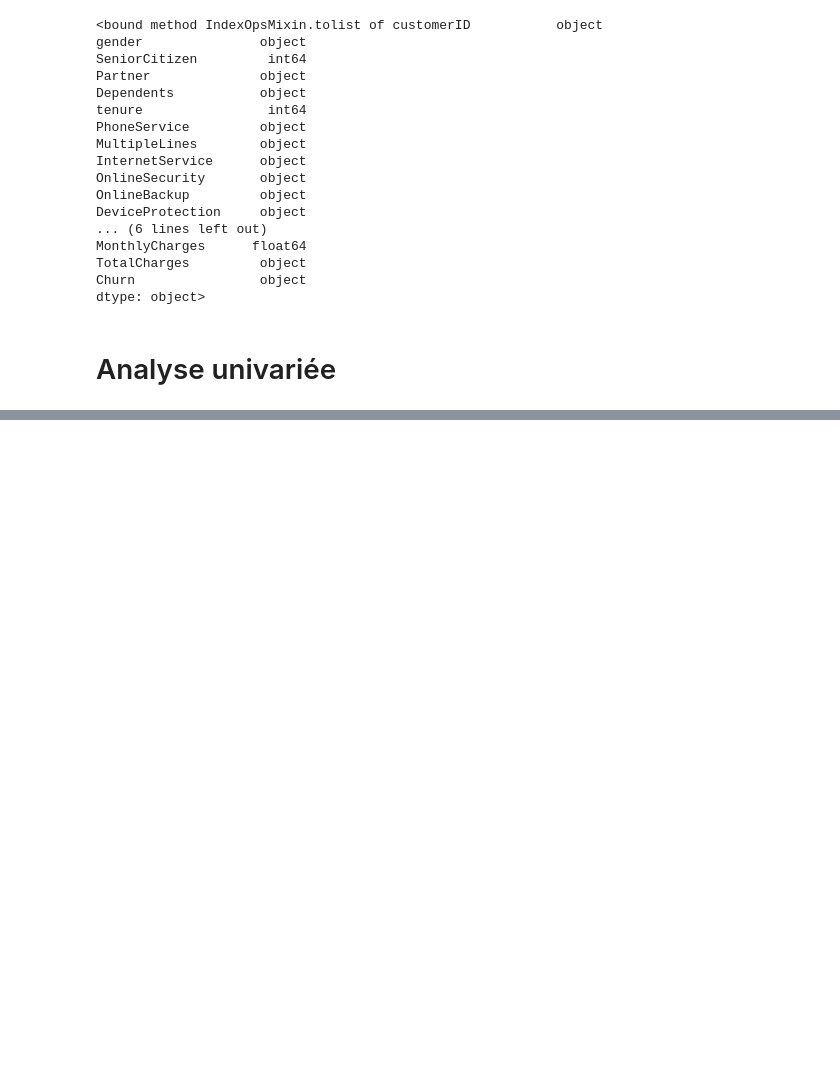
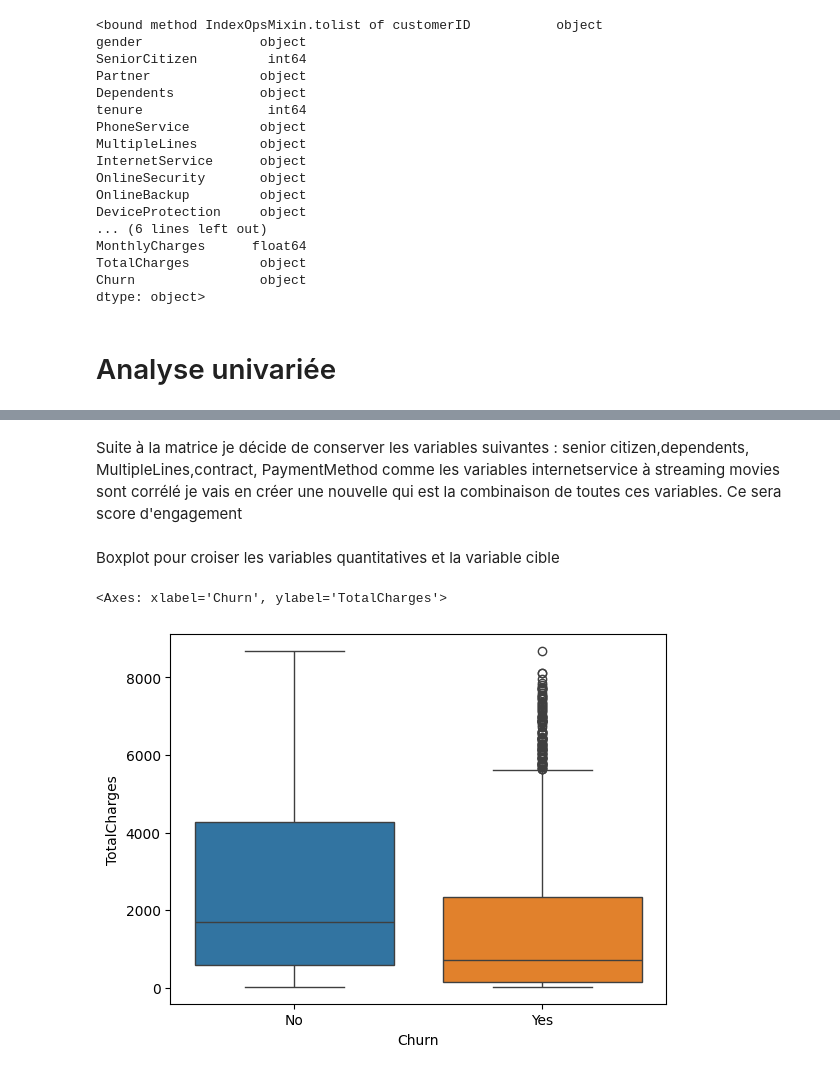
Before and after one commit to Derka88/Telco_churn_prediction, a Jupyter notebook: Notebooks/01_exploration.ipynb, the cells around one changed output, grey strips where cells are left out. Saved outputs shown, nothing was run; the diff lists cells and outputs as text; code cells hidden in the pictures; blank space fills up the shorter version.

```diff
--- a/Notebooks/01_exploration.ipynb
+++ b/Notebooks/01_exploration.ipynb
@@ -137,0 +188,9 @@ Passing `palette` without assigning `hue` is deprecated and will be removed in v
+# %% [markdown]
+Suite à la matrice je décide de conserver les variables suivantes : senior citizen,dependents, MultipleLines,contract, PaymentMethod comme les variables internetservice à streaming movies sont corrélé je vais en créer une nouvelle qui est la combinaison de toutes ces variables. Ce sera score d'engagement
+# %% [markdown]
+Boxplot pour croiser les variables quantitatives et la variable cible
+# %%
+sns.boxplot(data = df, x = 'Churn', y = 'TotalCharges', hue = 'Churn')
+# %% [output]
+<Axes: xlabel='Churn', ylabel='TotalCharges'>
+[figure, added]
```
Also changed, not shown: parts of 10 cells of this notebook.
